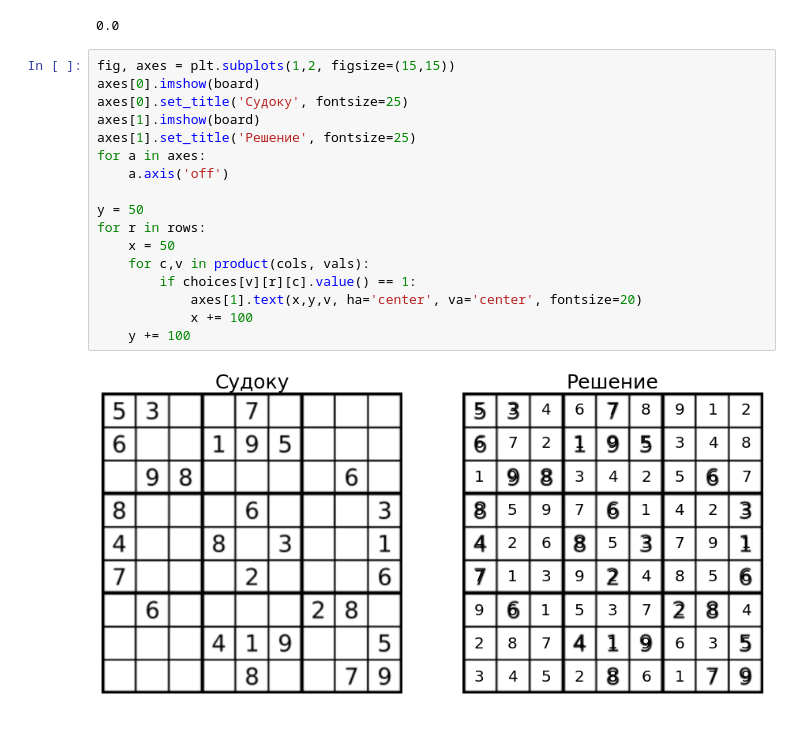
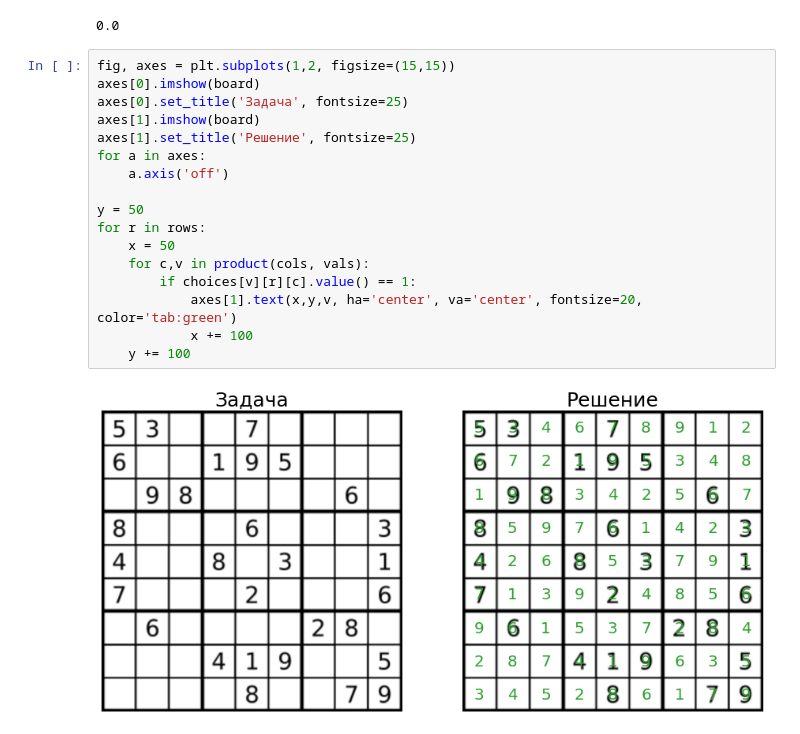
Before and after one commit to Rhinestone1337/sudoku-solver, a Jupyter notebook: sudoku pulp opencv.ipynb, the cells around one changed output. Saved outputs shown, nothing was run; the diff lists cells and outputs as text.

```diff
--- a/sudoku pulp opencv.ipynb
+++ b/sudoku pulp opencv.ipynb
@@ -218,19 +218,19 @@ choices['9']['1']['1'].value()
 # %%
 fig, axes = plt.subplots(1,2, figsize=(15,15))
 axes[0].imshow(board)
-axes[0].set_title('Судоку', fontsize=25)
+axes[0].set_title('Задача', fontsize=25)
 axes[1].imshow(board)
 axes[1].set_title('Решение', fontsize=25)
 for a in axes:
     a.axis('off')
 
 y = 50
 for r in rows:
     x = 50
     for c,v in product(cols, vals):
         if choices[v][r][c].value() == 1:
-            axes[1].text(x,y,v, ha='center', va='center', fontsize=20)
+            axes[1].text(x,y,v, ha='center', va='center', fontsize=20, color='tab:green')
             x += 100
     y += 100
 # %% [output]
-[figure, old version]
+[figure, new version]
```
